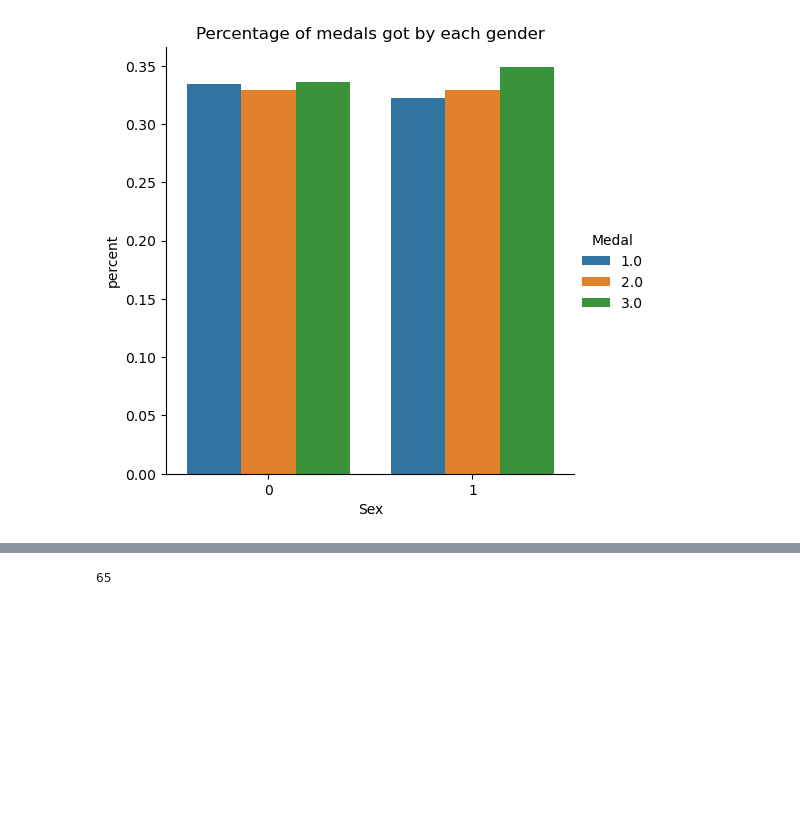
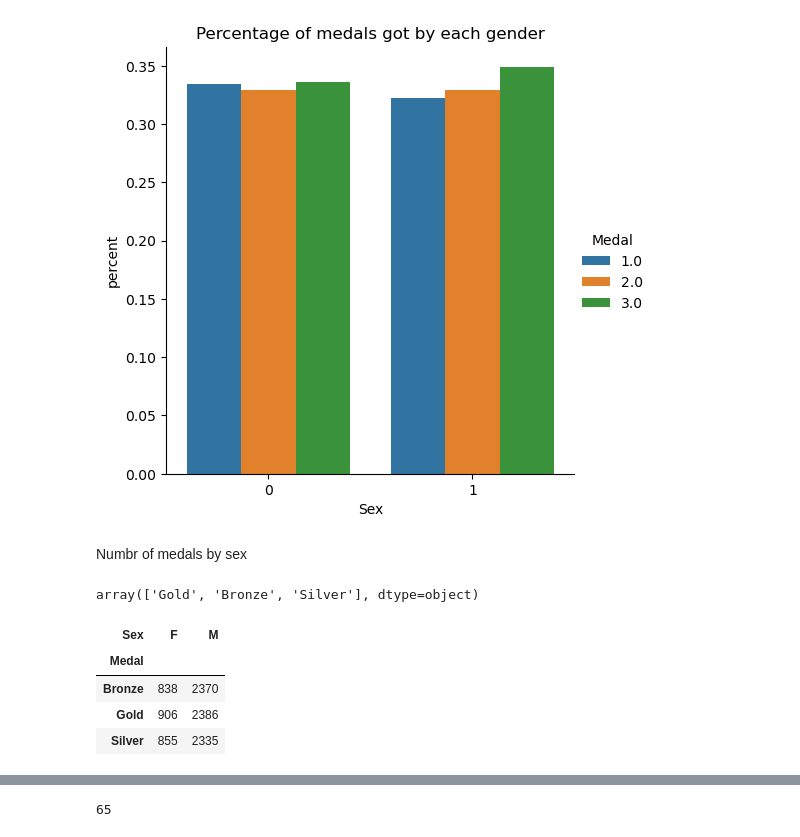
Before and after one commit to Onath/Programming_Project_Olympic_Data, a Jupyter notebook: VR503361_final_project_olympic_data.ipynb, the cells around one changed output, grey strips where cells are left out. Cells and saved outputs as stored; diff of their text form; code cells hidden in the pictures; blank space fills up the shorter version.

```diff
--- a/VR503361_final_project_olympic_data.ipynb
+++ b/VR503361_final_project_olympic_data.ipynb
@@ -313,3 +312,5 @@ plt.title('Percentage of medals got by each gender')
 # %% [output]
 Text(0.5, 1.0, 'Percentage of medals got by each gender')
 [figure]
+# %% [markdown]
+Numbr of medals by sex
@@ -315,0 +319,4 @@ Text(0.5, 1.0, 'Percentage of medals got by each gender')
+# %%
+olympic_df_medals['Medal'].unique()
+# %% [output]
+array(['Gold', 'Bronze', 'Silver'], dtype=object)
@@ -315,0 +326,8 @@ Text(0.5, 1.0, 'Percentage of medals got by each gender')
+# %%
+sex_medal_count
+# %% [output]
+| Sex | F | M |
+| Medal |  |  |
+| Bronze | 838 | 2370 |
+| Gold | 906 | 2386 |
+| Silver | 855 | 2335 |
```
Also changed, not shown: parts of 12 cells of this notebook.
